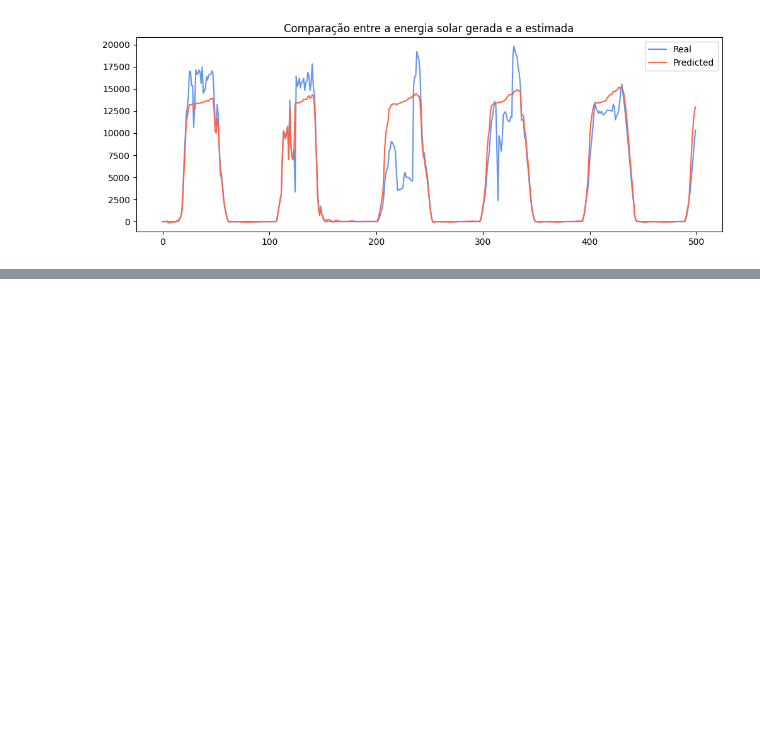
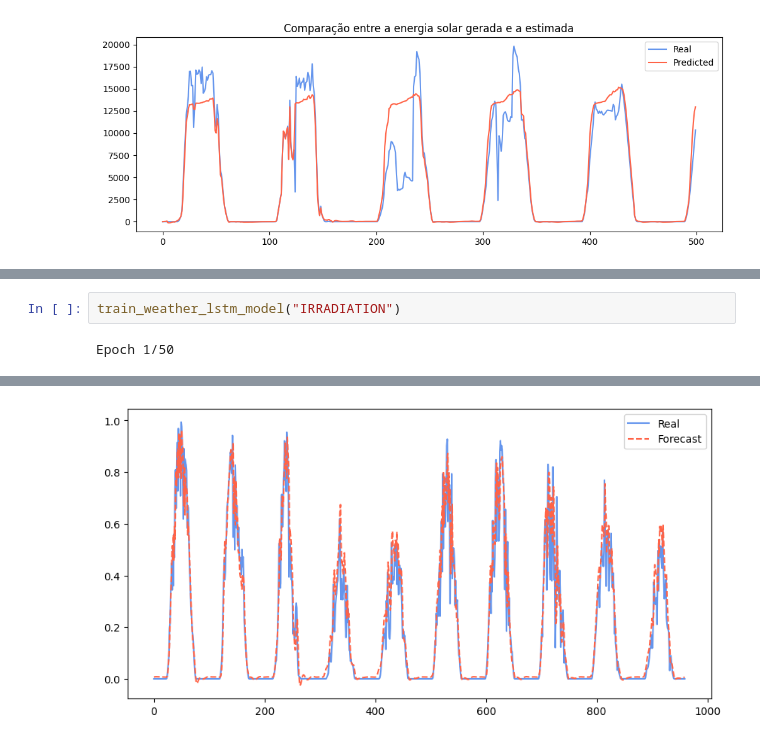
Before and after one commit to colaresm/solar-power-prediction, a Jupyter notebook: solar_energy_prediction.ipynb, the cells around one changed output, grey strips where cells are left out. Cells and saved outputs as stored; diff of their text form; blank space fills up the shorter version.

Commit message:
Insert prediction of weather

```diff
--- a/solar_energy_prediction.ipynb
+++ b/solar_energy_prediction.ipynb
@@ -314,0 +425,4 @@ double_plot(y[300:800],y_predicted[300:800],"Comparação entre a energia solar
+# %%
+train_weather_lstm_model("IRRADIATION")
+# %% [output]
+Epoch 1/50
@@ -314,0 +446 @@ double_plot(y[300:800],y_predicted[300:800],"Comparação entre a energia solar
+[figure, added]
```
Also changed, not shown: parts of 9 cells of this notebook, 9 other files.
